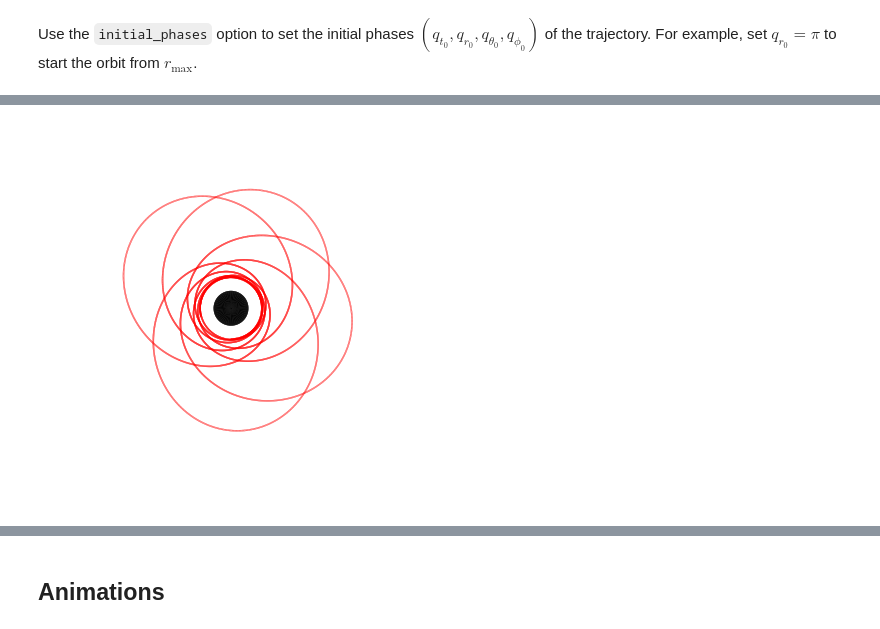
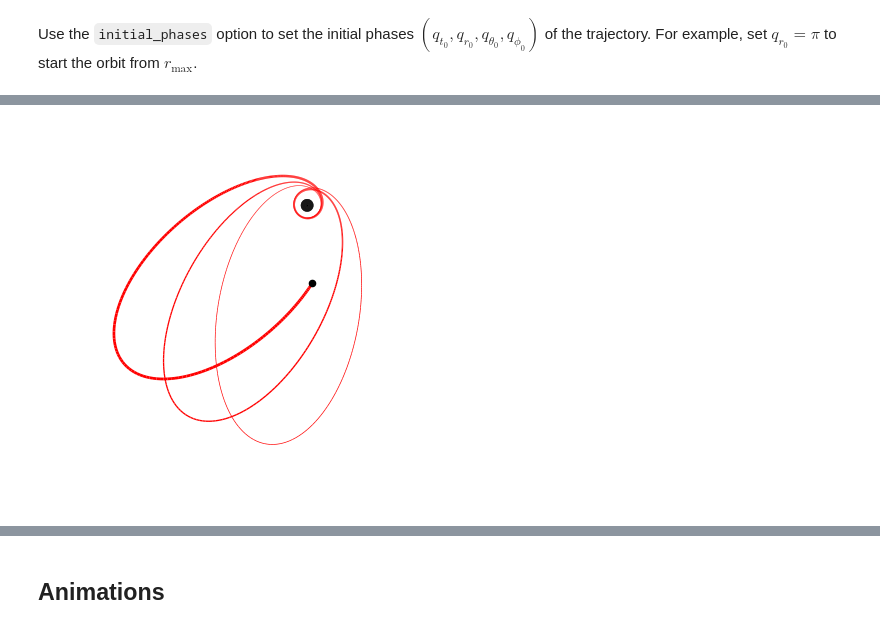
Before and after one commit to BlackHolePerturbationToolkit/KerrGeoPy, a Jupyter notebook: docs/source/notebooks/Graphics.ipynb, the cells around one changed output, grey strips where cells are left out. Cells and saved outputs as stored; diff of their text form; code cells hidden in the pictures.

```diff
--- a/docs/source/notebooks/Graphics.ipynb
+++ b/docs/source/notebooks/Graphics.ipynb
@@ -23,5 +23,5 @@ Use the `elevation` and `azimuth` options to set the viewing angles as defined b
 # %%
-orbit = kg.StableOrbit(0.998,3,0.6,1)
-fig, ax = orbit.plot(0,20,elevation=90, azimuth=0, grid=False, axes=False, thickness=0.01)
+orbit = kg.StableOrbit(0.999,4,0.9,cos(0))
+fig, ax = orbit.plot(0,10, elevation=90, azimuth=0, grid=False, axes=False, lw=2, tau=5)
 # %% [output]
-[figure, old version]
+[figure, new version]
```
Also changed, not shown: parts of 11 cells of this notebook, 13 other files.
